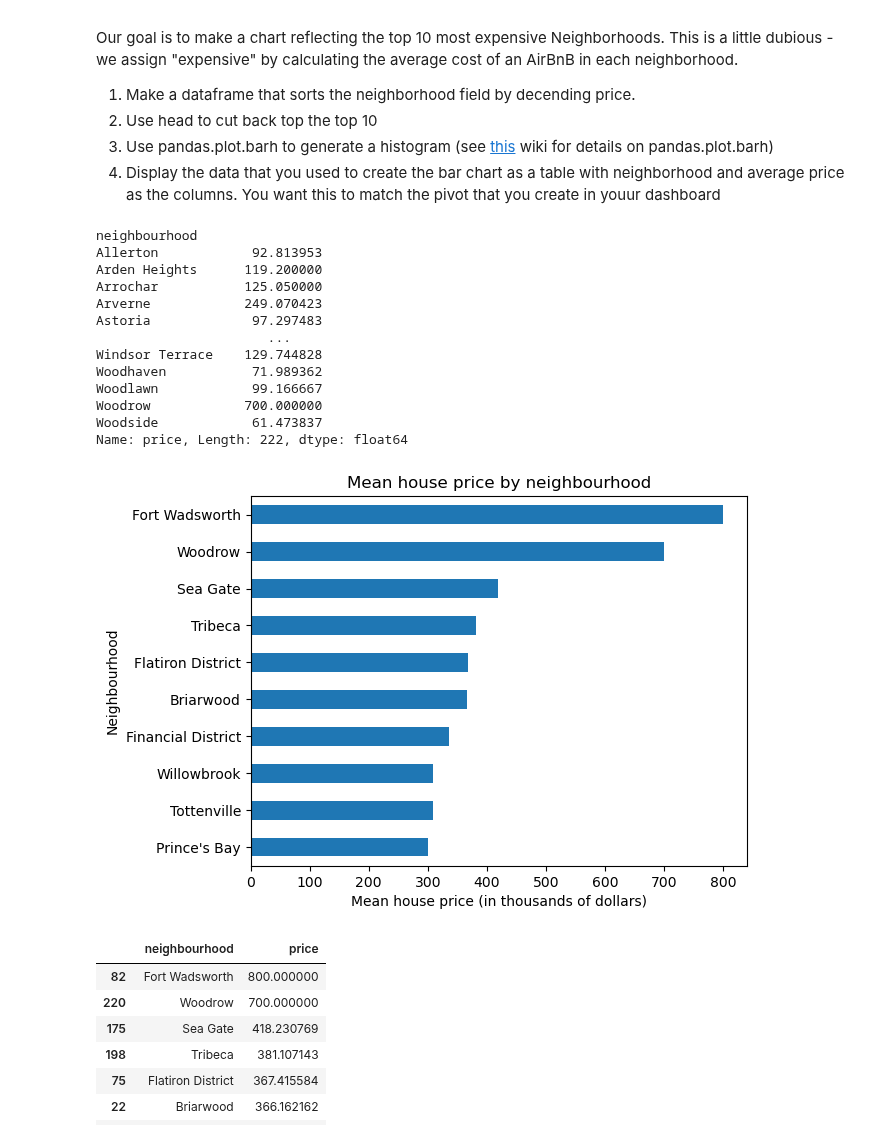
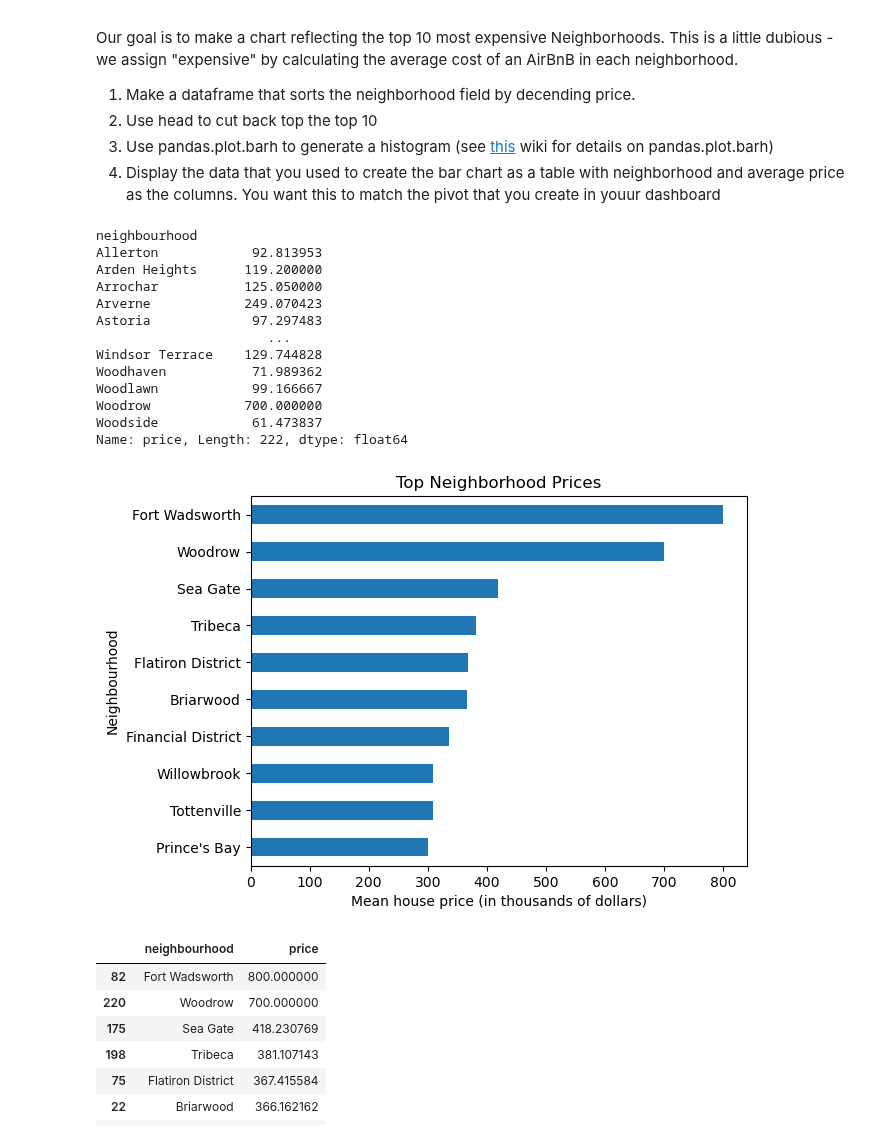
Before and after one commit to availe/CTP-Data-Science, a Jupyter notebook: Week-03-Data_Analytics-Data_Viz-BI_tools/Exercise-RD.ipynb, the cells around one changed output. Saved outputs shown, nothing was run; the diff lists cells and outputs as text; code cells hidden in the pictures.

Commit message:
custom_bar_plot

```diff
--- a/Week-03-Data_Analytics-Data_Viz-BI_tools/Exercise-RD.ipynb
+++ b/Week-03-Data_Analytics-Data_Viz-BI_tools/Exercise-RD.ipynb
@@ -18,35 +18,31 @@ an AirBnB in each neighborhood.
 # %%
 # our goal is to make a chart reflecting the top 10 most expensive Neighborhoods
 # This is a little dubious - we assign "expensive" by calculating the average cost of
 # an AirBnB in each neighborhood, then we take the top ten and weight each slice
 # by the average value.
 #
 # make a dataframe that sorts the neighborhood field by decending price.
 # Use head to cut back top the top 10. Then, use df.plot.barh to generate a histogram.
 
 top_neighborhood_prices = df.groupby('neighbourhood')['price'].mean()
 display(top_neighborhood_prices) # results in a series
 top_neighborhood_prices.sort_values(ascending=False, inplace=True)
-top_neighborhood_prices.head(10).plot.barh(x="neighbourhood", y="price")
-plt.title('Mean house price by neighbourhood')
-plt.xlabel('Mean house price (in thousands of dollars)')
-plt.ylabel('Neighbourhood')
-plt.gca().invert_yaxis()
+custom_bar_plot(data=top_neighborhood_prices.head(10), title='Top Neighborhood Prices')
 # %% [output]
 neighbourhood
 Allerton            92.813953
 Arden Heights      119.200000
 Arrochar           125.050000
 Arverne            249.070423
 Astoria             97.297483
                       ...
 Windsor Terrace    129.744828
 Woodhaven           71.989362
 Woodlawn            99.166667
 Woodrow            700.000000
 Woodside            61.473837
 Name: price, Length: 222, dtype: float64
-[figure, old version]
+[figure, new version]
 # %%
 # Now, display the top 10 datframe you created as a table with columns
 # neighbourhood and price
```
Also changed, not shown: parts of 3 cells of this notebook, 1 other file.
